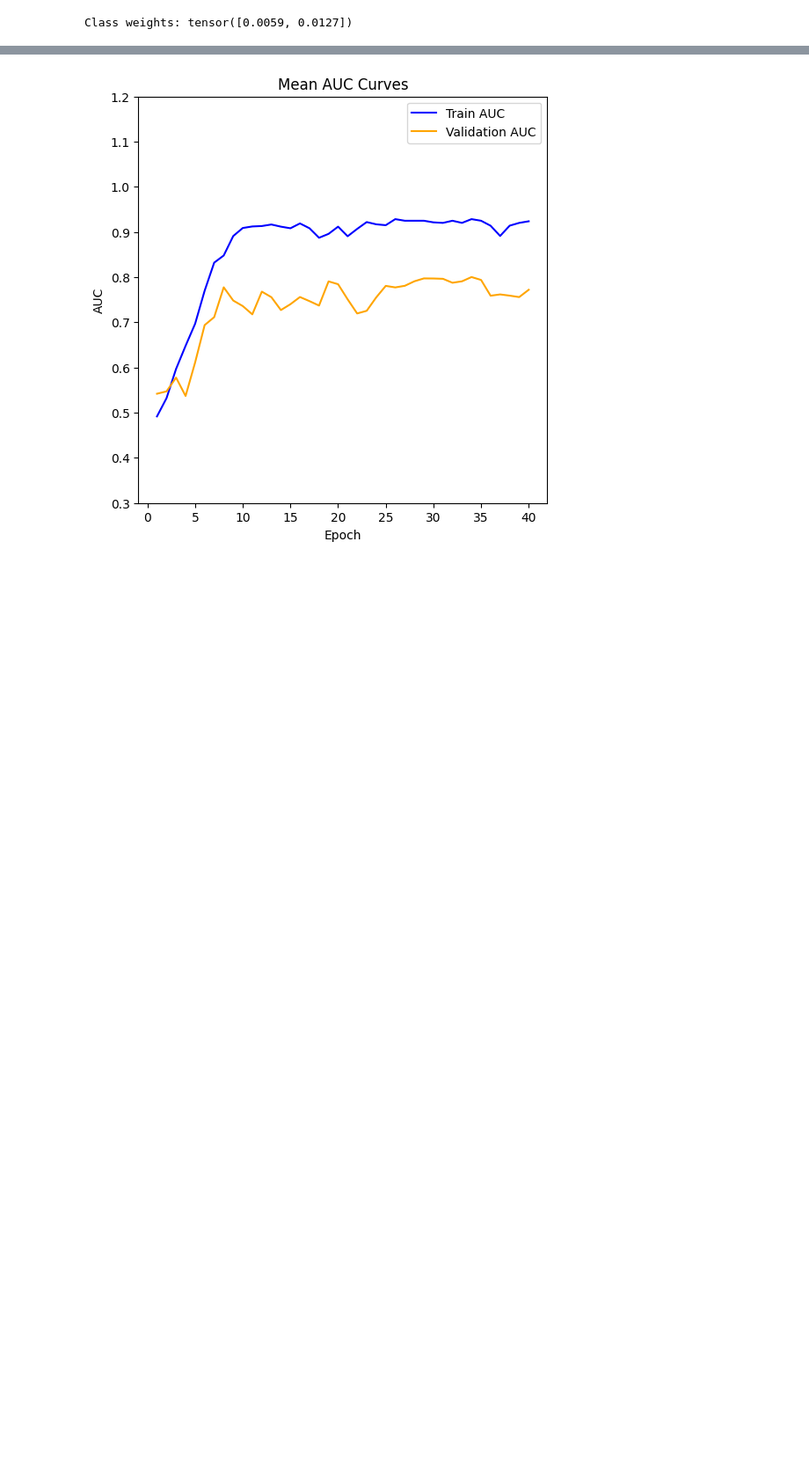
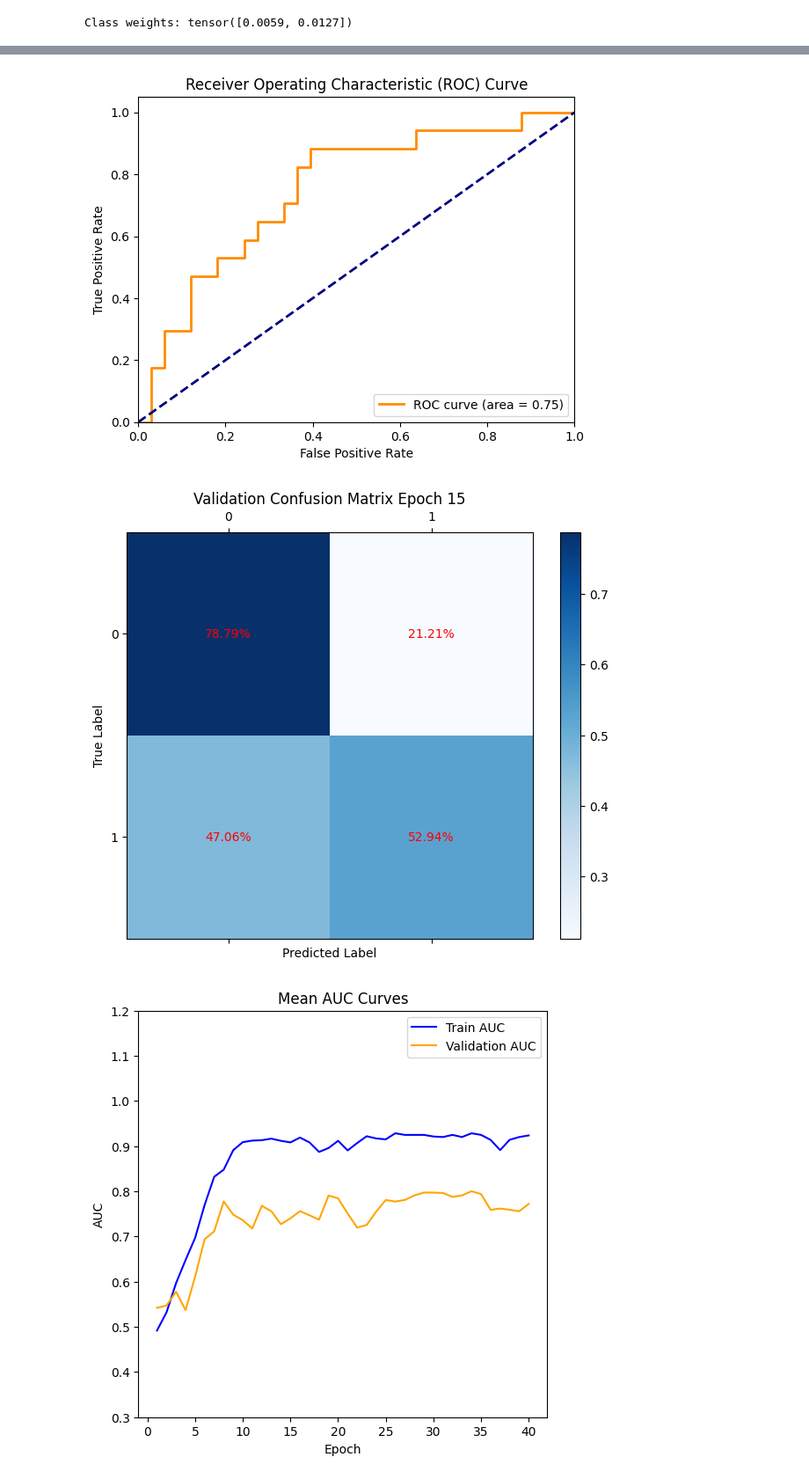
Before and after one commit to leftsweety/path-graph, a Jupyter notebook: model/three_layer_train_model.ipynb, the cells around one changed output, grey strips where cells are left out. Shown: that part at 88% size. Cells and saved outputs as stored; diff of their text form; code cells hidden in the pictures; blank space fills up the shorter version.

```diff
--- a/model/three_layer_train_model.ipynb
+++ b/model/three_layer_train_model.ipynb
@@ -143,6 +142,11 @@ def plot_confusion_matrix(y_true, y_pred, title):
     plt.xlabel('Predicted Label')
     plt.ylabel('True Label')
     plt.show()
+
+def get_confusion_matrix_tn(y_true, y_pred):
+    cm = confusion_matrix(y_true, y_pred)
+    cm_normalized = cm.astype('float') / cm.sum(axis=1)[:, np.newaxis]
+    return cm_normalized[1][1]
 # %%
 # Instantiate your model
 from GNN import MultiResolutionGraphModel
@@ -167,13 +171,13 @@ class_weights = class_weights.to(device)
 criterion = nn.CrossEntropyLoss(weight=class_weights)
 train_loader = None
 val_loader = None
-stratified_split = StratifiedShuffleSplit(n_splits=1, test_size=0.2, random_state=42)
+stratified_split = StratifiedShuffleSplit(n_splits=1, test_size=0.2, random_state=4)
 labels = np.array(responses)
 indicators = np.array(indications)  # Assuming 'indicator' is an attribute
-# stratification_targets = np.array([f"{label}_{indicator}" for label, indicator in zip(labels, indicators)])
+stratification_targets = np.array([f"{label}_{indicator}" for label, indicator in zip(labels, indicators)])
 
-for train_index, test_index in stratified_split.split(data_list, indicators):
-# for train_index, test_index in stratified_split.split(data_list, stratification_targets):
+# for train_index, test_index in stratified_split.split(data_list, indicators):
+for train_index, test_index in stratified_split.split(data_list, stratification_targets):
     train_loader = DataLoader(Subset(data_list, train_index), batch_size=1, shuffle=True)
     val_loader = DataLoader(Subset(data_list, test_index), batch_size=1, shuffle=False)
 
@@ -192,14 +196,12 @@ for epoch in range(num_epochs):
     print(f'Epoch {epoch + 1}/{num_epochs}, Valid Loss: {val_loss:.4f}, Acc: {val_acc:.4f}, F1: {val_f1:.4f}, AUC: {val_auc:.4f}')
     train_auc_arr.append(train_auc)
     val_auc_arr.append(val_auc)
-    if epoch > 10: #and epoch % 15 == 0:
-        # plot_confusion_matrix(train_labels, train_preds, title=f'Training Confusion Matrix Epoch {epoch+1}')
-        plot_confusion_matrix(val_labels, val_preds, title=f'Validation Confusion Matrix Epoch {epoch+1}')
     fpr, tpr, _ = roc_curve(val_labels, val_probs)
     roc_auc = auc(fpr, tpr)
-
-    # Plot ROC curve
-    if epoch > 10  and epoch % 15 == 0:
+    tn = get_confusion_matrix_tn(val_labels, val_preds)
+    print(tn)
+    if  train_auc>0.9 and train_loss<0.01 and val_auc>0.73 and epoch>10 and tn>0.5:
+        plot_confusion_matrix(val_labels, val_preds, title=f'Training Confusion Matrix Epoch {epoch+1}')
         plt.figure()
         plt.plot(fpr, tpr, color='darkorange', lw=2, label=f'ROC curve (area = {roc_auc:.2f})')
         plt.plot([0, 1], [0, 1], color='navy', lw=2, linestyle='--')
@@ -210,12 +212,8 @@ for epoch in range(num_epochs):
         plt.title('Receiver Operating Characteristic (ROC) Curve')
         plt.legend(loc="lower right")
         plt.show()
-
-    print(train_auc_arr, val_auc_arr)
-
-    # if train_auc>0.73 and val_auc>0.73 and train_loss<0.001:
-    #     save_model_pki(model, 'save_model1.pki')
-    #     break
+        # torch.save(model.state_dict(), 'save_model.pth')
+        # break
 print(train_auc_arr, val_auc_arr)
 # %% [output]
 --Start Epoch 1/40--
@@ -267,3 +265,20 @@ Epoch 11/40, Valid Loss: 1.0838, Acc: 0.6600, F1: 0.6616, AUC: 0.7385
+# %%
+model.load_state_dict(torch.load('save_model.pth'))
+val_loss, val_acc, val_f1, val_auc, val_labels, val_preds, val_probs = valid_gpu(model, val_loader, criterion, device)
+plt.figure()
+plt.plot(fpr, tpr, color='darkorange', lw=2, label=f'ROC curve (area = {roc_auc:.2f})')
+plt.plot([0, 1], [0, 1], color='navy', lw=2, linestyle='--')
+plt.xlim([0.0, 1.0])
+plt.ylim([0.0, 1.05])
+plt.xlabel('False Positive Rate')
+plt.ylabel('True Positive Rate')
+plt.title('Receiver Operating Characteristic (ROC) Curve')
+plt.legend(loc="lower right")
+plt.show()
+plot_confusion_matrix(val_labels, val_preds, title=f'Validation Confusion Matrix Epoch {epoch+1}')
+# %% [output]
+[figure, added]
+[figure, added]
 # %%
 train_auc_arr_1=[0.5007046388725778, 0.5889019377568997, 0.7194362889019378, 0.7885496183206107, 0.8500880798590723, 0.953904873752202, 0.9577216676453318, 0.976923076923077, 0.9884908984145625, 1.0, 0.9846741045214328, 0.9923076923076923, 1.0, 1.0, 1.0, 1.0, 1.0, 1.0, 1.0, 1.0, 0.9577803875513798, 0.9657662947739284, 0.9731062830299472, 0.9961832061068702, 1.0, 1.0, 1.0, 1.0, 1.0, 1.0, 1.0, 1.0, 1.0, 1.0, 1.0, 1.0, 1.0, 1.0, 1.0, 1.0]
 val_auc_arr_1 = [0.6704781704781705, 0.7016632016632016, 0.7016632016632016, 0.6403326403326404, 0.6153846153846154, 0.6268191268191268, 0.5883575883575884, 0.7536382536382537, 0.7151767151767151, 0.7016632016632016, 0.6632016632016633, 0.7920997920997921, 0.7785862785862786, 0.6767151767151768, 0.7151767151767151, 0.7536382536382537, 0.7536382536382537, 0.7536382536382537, 0.7536382536382537, 0.7671517671517671, 0.6413721413721414, 0.6361746361746361, 0.7016632016632016, 0.6382536382536382, 0.7785862785862786, 0.7536382536382537, 0.7536382536382537, 0.7536382536382537, 0.7920997920997921, 0.7785862785862786, 0.7920997920997921, 0.7536382536382537, 0.7536382536382537, 0.7785862785862786, 0.7785862785862786, 0.7785862785862786, 0.7016632016632016, 0.7151767151767151, 0.7151767151767151, 0.7286902286902286]
```
Also changed, not shown: parts of 2 cells of this notebook, 3 other files.
